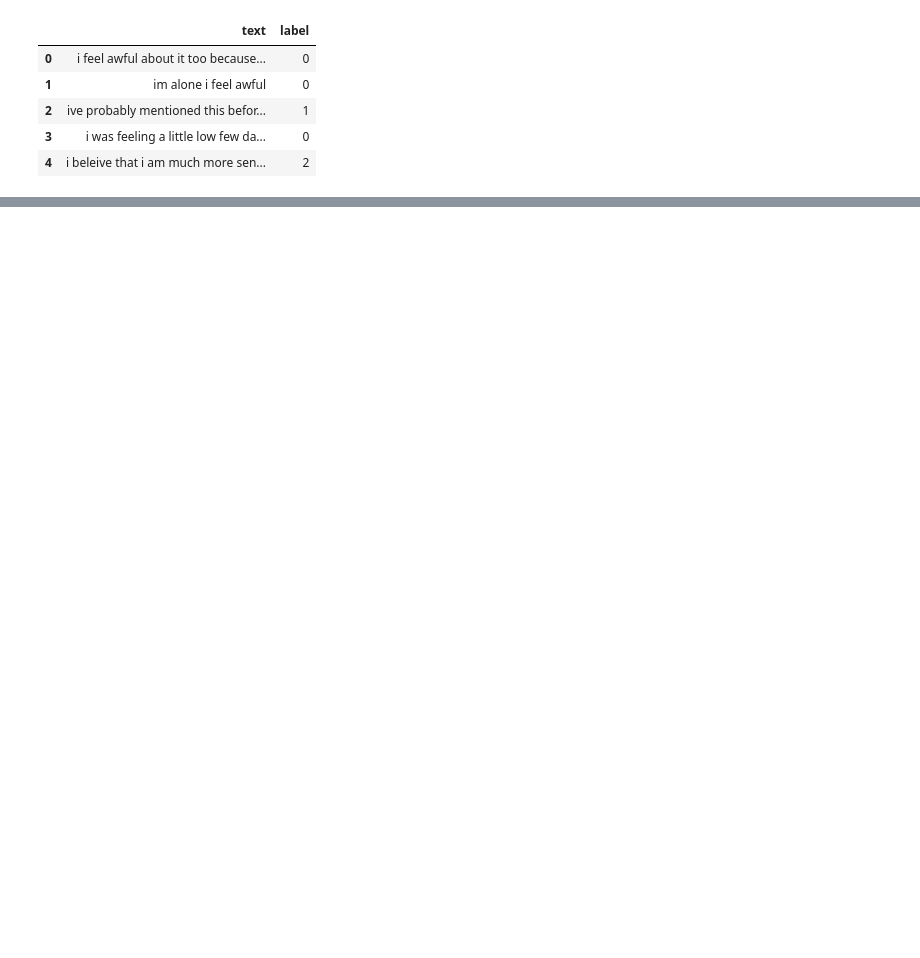
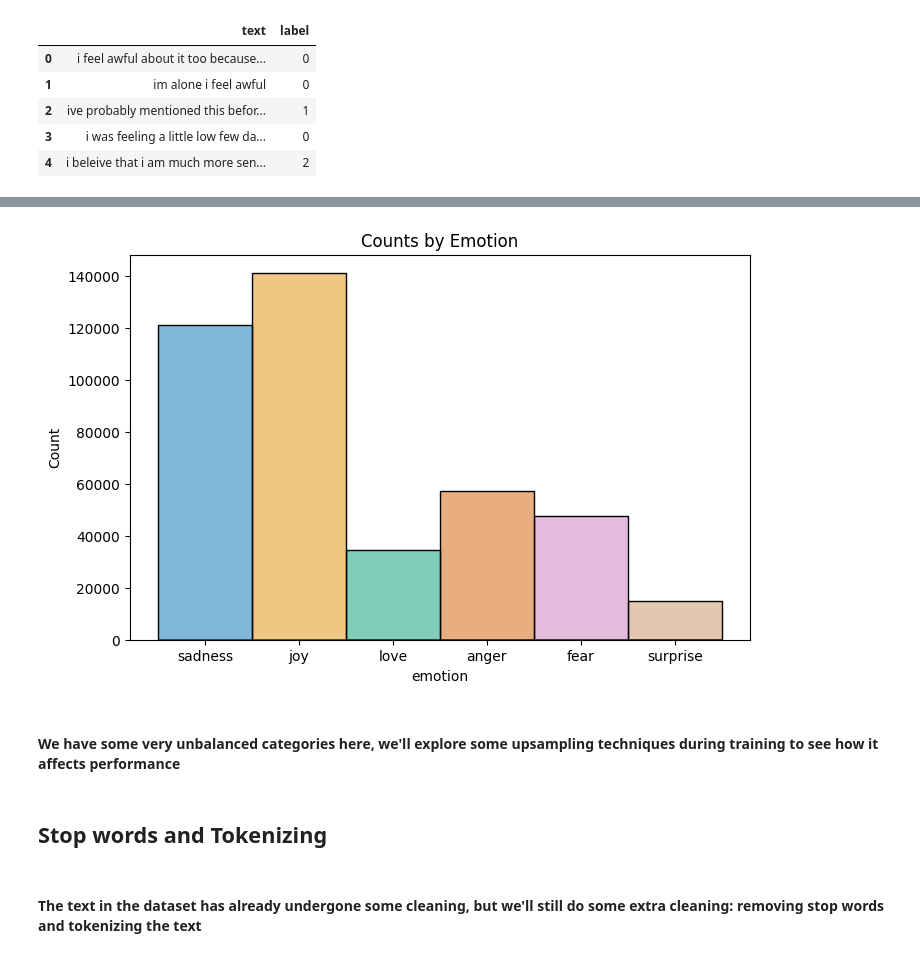
Before and after one commit to Pholmgrendev/UnsupervisedSentiment, a Jupyter notebook: TwitterClassifier.ipynb, the cells around one changed output, grey strips where cells are left out. Drawn from its saved outputs; the diff is of its cells as text; code cells hidden in the pictures; blank space fills up the shorter version.

Commit message:
Kaggle Notebook | Twitter Emotional Classification | Version 3

```diff
--- a/TwitterClassifier.ipynb
+++ b/TwitterClassifier.ipynb
@@ -32,0 +90,11 @@ full_data.head()
+# %%
+# Map of labels to emotions -- from dataset overview page: https://www.kaggle.com/datasets/aadyasingh55/twitter-emotion-classification-dataset/data
+topic_mapping = {
+    0:'sadness',
+    1:'joy',
+    2:'love',
+    3:'anger',
+    4:'fear',
+    5:'surprise'
+}
+full_data['emotion'] = full_data['label'].map(topic_mapping)
@@ -32,0 +110,18 @@ full_data.head()
+# %%
+fig, ax = plt.subplots(figsize=(8, 5))
+sns.histplot(
+    data = full_data,
+    x = 'emotion',
+    hue = 'emotion',
+    palette = 'colorblind',
+    legend = False,
+    ).set(
+        title = 'Counts by Emotion');
+# %% [output]
+[figure, added]
+# %% [markdown]
+#### We have some very unbalanced categories here, we'll explore some upsampling techniques during training to see how it affects performance
+# %% [markdown]
+## Stop words and Tokenizing
+# %% [markdown]
+#### The text in the dataset has already undergone some cleaning, but we'll still do some extra cleaning: removing stop words and tokenizing the text
```
Also changed, not shown: parts of 21 cells of this notebook.
